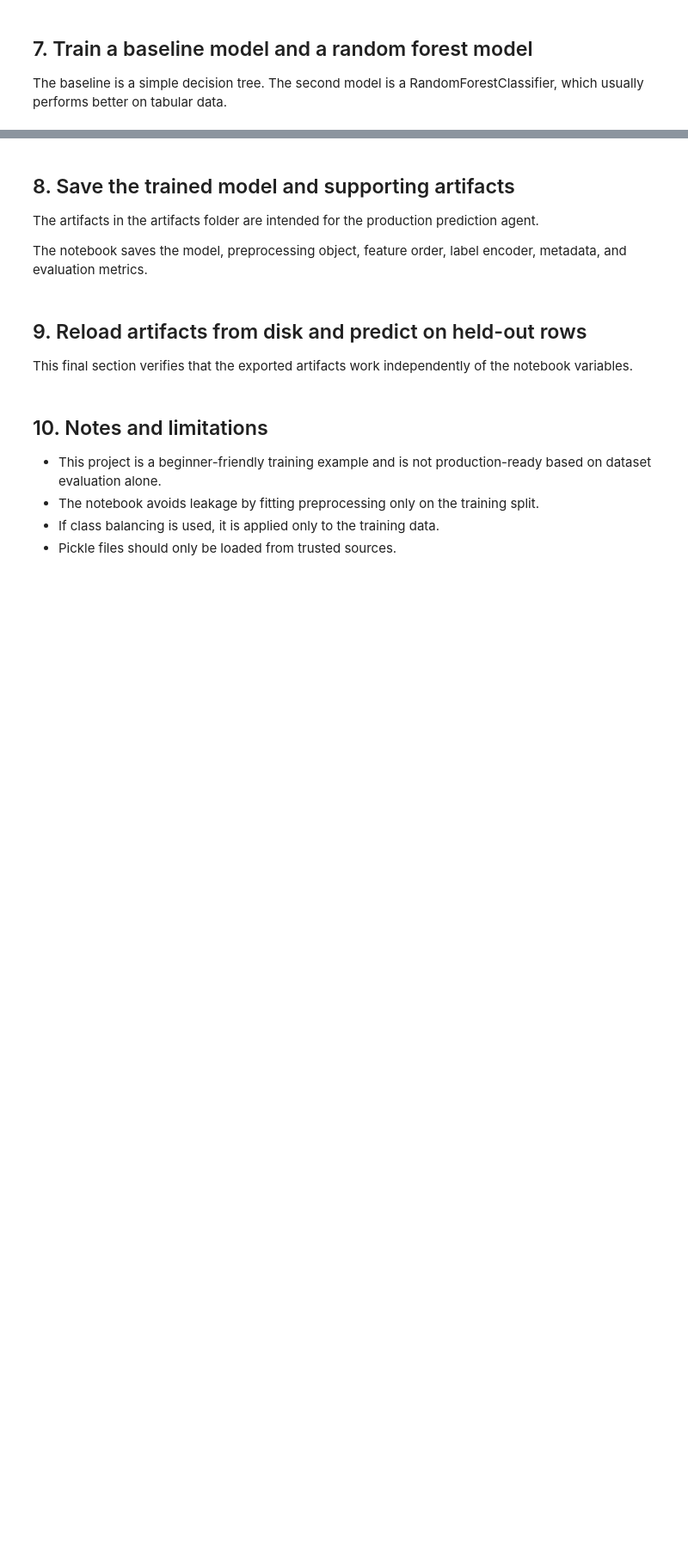
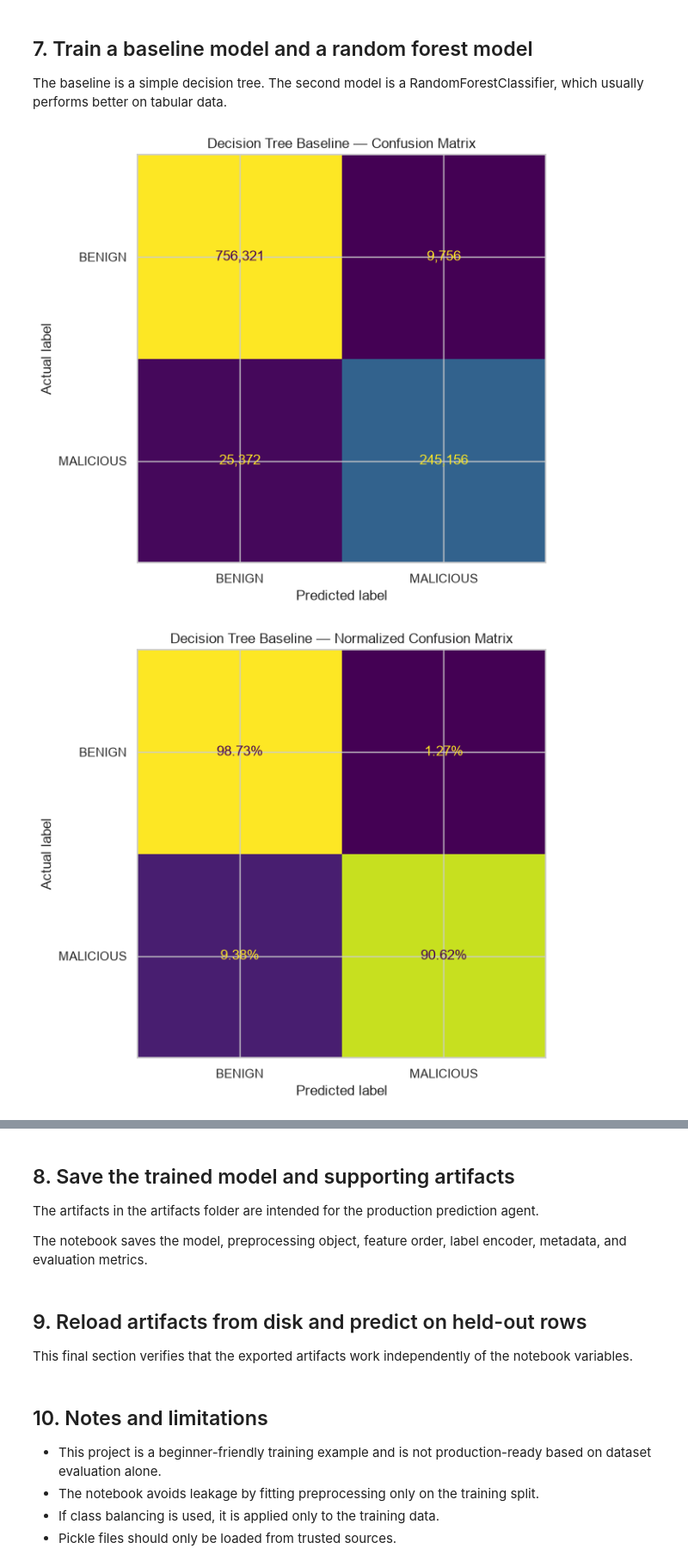
Before and after one commit to BrajanGjorga/Network_Monitoring_System, a Jupyter notebook: model-training/notebooks/train_model.ipynb, the cells around one changed output, grey strips where cells are left out. Shown at 86% size. Cells and saved outputs as stored; diff of their text form; code cells hidden in the pictures; blank space fills up the shorter version.

Commit message:
Added confusion matrix graph noralized and not normalaized

```diff
--- a/model-training/notebooks/train_model.ipynb
+++ b/model-training/notebooks/train_model.ipynb
@@ -281,23 +495,40 @@ The baseline is a simple decision tree. The second model is a RandomForestClassi
 # %%
-baseline_model = DecisionTreeClassifier(max_depth=8, random_state=RANDOM_SEED)
+baseline_model = DecisionTreeClassifier(
+    max_depth=8,
+    random_state=RANDOM_SEED,
+)
+
 baseline_model.fit(X_train_processed, y_train)
 baseline_pred = baseline_model.predict(X_test_processed)
-baseline_eval = build_evaluation_payload(y_test, baseline_pred, label_encoder)
+
+baseline_eval = plot_model_evaluation(
+    y_true=y_test,
+    y_pred=baseline_pred,
+    label_encoder=label_encoder,
+    model_name="Decision Tree Baseline",
+)
+
 
 rf_model = RandomForestClassifier(
     n_estimators=120,
     random_state=RANDOM_SEED,
     n_jobs=-1,
     class_weight="balanced_subsample",
 )
+
 rf_model.fit(X_train_processed, y_train)
 rf_pred = rf_model.predict(X_test_processed)
-rf_eval = build_evaluation_payload(y_test, rf_pred, label_encoder)
 
-print("Baseline evaluation")
-print(json.dumps(baseline_eval, indent=2))
-print("\nRandomForest evaluation")
-print(json.dumps(rf_eval, indent=2))
+rf_eval = plot_model_evaluation(
+    y_true=y_test,
+    y_pred=rf_pred,
+    label_encoder=label_encoder,
+    model_name="Random Forest",
+)
+
 
 selected_model = rf_model
 selected_eval = rf_eval
+# %% [output]
+[figure, added]
+[figure, added]
```
Also changed, not shown: parts of 6 cells of this notebook.
